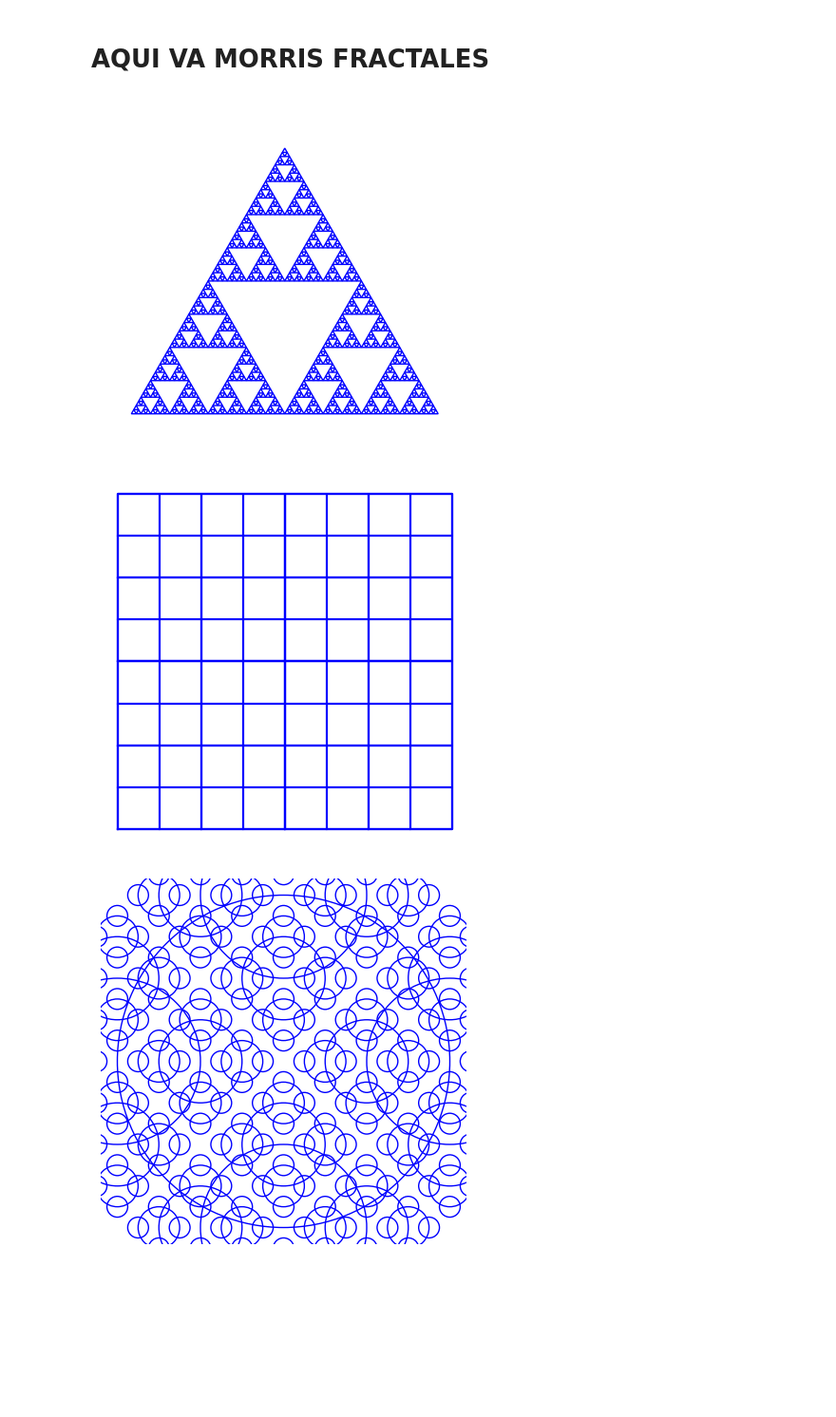
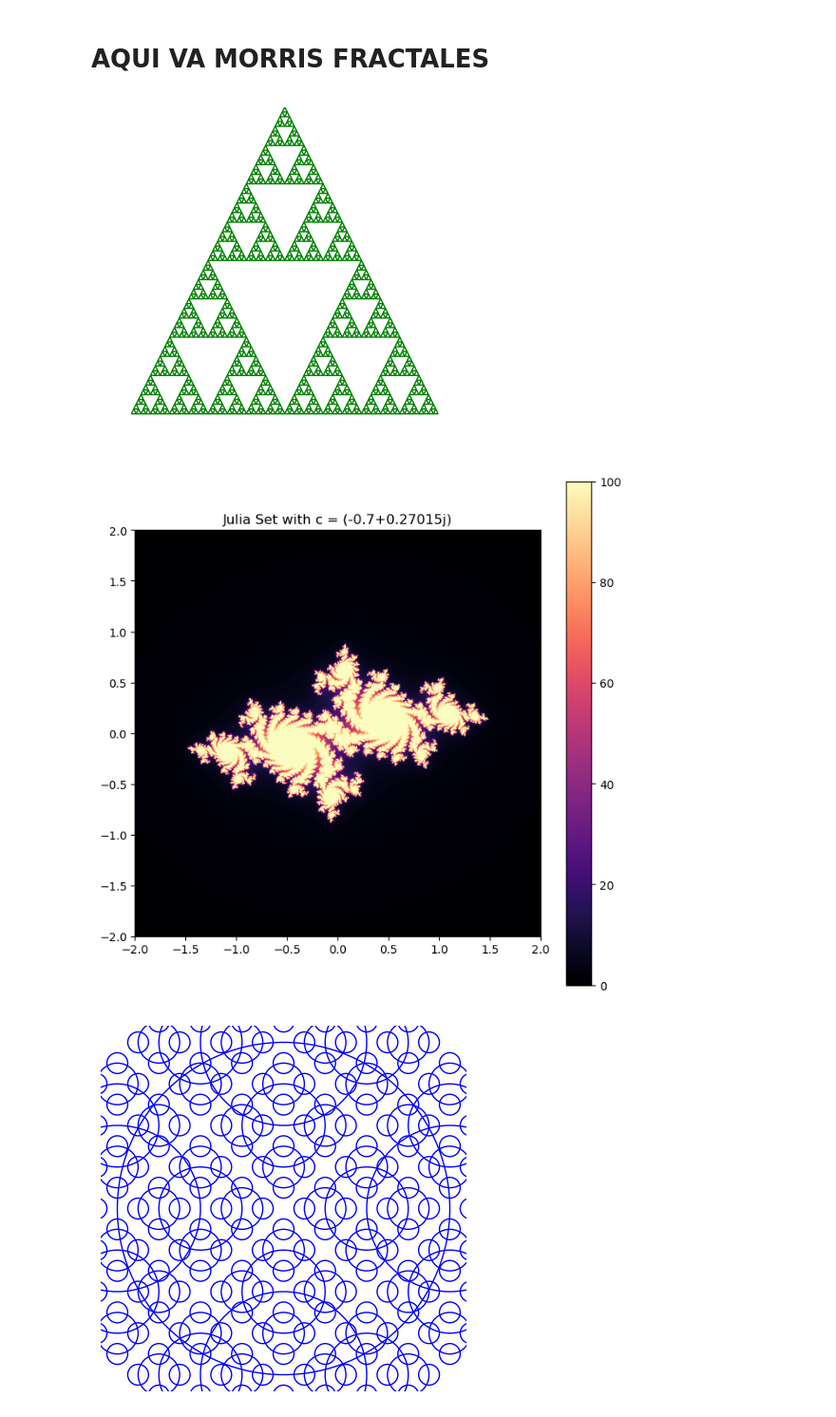
Before and after one commit to Daniel-Iteso/Proyecto2_HernandezDaniel_MarquezJesus, a Jupyter notebook: Proyecto2_Daniel_Jesus.ipynb, the cells around one changed output. Shown: that part at 95% size. Cells and saved outputs as stored; diff of their text form; code cells hidden in the pictures; blank space fills up the shorter version.

Commit message:
Aun más
Fractales

```diff
--- a/Proyecto2_Daniel_Jesus.ipynb
+++ b/Proyecto2_Daniel_Jesus.ipynb
@@ -73,7 +73,7 @@ import matplotlib.pyplot as plt
 import numpy as np
 
 def draw_triangle(vertices):
-    triangle = plt.Polygon(vertices, fill=False, edgecolor='b')
+    triangle = plt.Polygon(vertices, fill=False, edgecolor='g')
     plt.gca().add_patch(triangle)
 
 def midpoint(p1, p2):
@@ -100,7 +100,7 @@ def triangle_fractal(vertices, depth):
 
 def main():
     # Define the vertices of the initial equilateral triangle
-    vertices = np.array([[0, 0], [1, 0], [0.5, np.sqrt(3)/2]])
+    vertices = np.array([[0, 0], [1, 0], [0.5, 1]])
 
     depth = 6  # Adjust the depth to control complexity
 
@@ -116,42 +116,45 @@ def main():
 if __name__ == "__main__":
     main()
 # %% [output]
-[figure, old version]
+[figure, new version]
 # %%
+import numpy as np
 import matplotlib.pyplot as plt
 
-def draw_square(x, y, size):
-    x = [x, x + size, x + size, x, x]
-    y = [y, y, y + size, y + size, y]
-    plt.plot(x, y, 'b')
+def julia_set(width, height, x_min, x_max, y_min, y_max, c, max_iterations):
+    x = np.linspace(x_min, x_max, width)
+    y = np.linspace(y_min, y_max, height)
+    X, Y = np.meshgrid(x, y)
+    Z = X + 1j * Y
+    img = np.zeros(Z.shape, dtype=int)
+    mask = np.ones(Z.shape, dtype=bool)
 
-def square_fractal(x, y, size, depth):
-    if depth == 0:
-        return
-    else:
-        draw_square(x, y, size)
-        new_size = size / 2
+    for i in range(max_iterations):
+        Z[mask] = Z[mask] * Z[mask] + c
+        mask = (abs(Z) < 4)
+        img += mask
 
-        # Recursively draw smaller squares in the four corners
-        square_fractal(x, y, new_size, depth - 1)
-        square_fractal(x, y + new_size, new_size, depth - 1)
-        square_fractal(x + size - new_size, y, new_size, depth - 1)
-        square_fractal(x + size - new_size, y + size - new_size, new_size, depth - 1)
+    return img
 
 def main():
-    size = 1.0
-    depth = 4  # Adjust the depth to control complexity
+    width, height = 800, 800
+    x_min, x_max = -2, 2
+    y_min, y_max = -2, 2
+    c = complex(-0.7, 0.27015)  # You can change the complex constant to explore different Julia sets
+    max_iterations = 100
 
-    plt.figure(figsize=(5, 5))
-    square_fractal(0.5, 0.5, size, depth)
-    plt.axis('equal')
-    plt.axis('off')
+    julia = julia_set(width, height, x_min, x_max, y_min, y_max, c, max_iterations)
+
+    plt.figure(figsize=(8, 8))
+    plt.imshow(julia, extent=(x_min, x_max, y_min, y_max), cmap='magma')
+    plt.colorbar()
+    plt.title(f'Julia Set with c = {c}')
     plt.show()
 
 if __name__ == "__main__":
     main()
 # %% [output]
-[figure, old version]
+[figure, new version]
 # %%
 import matplotlib.pyplot as plt
 import numpy as np
```
Also changed, not shown: parts of 3 cells of this notebook.
